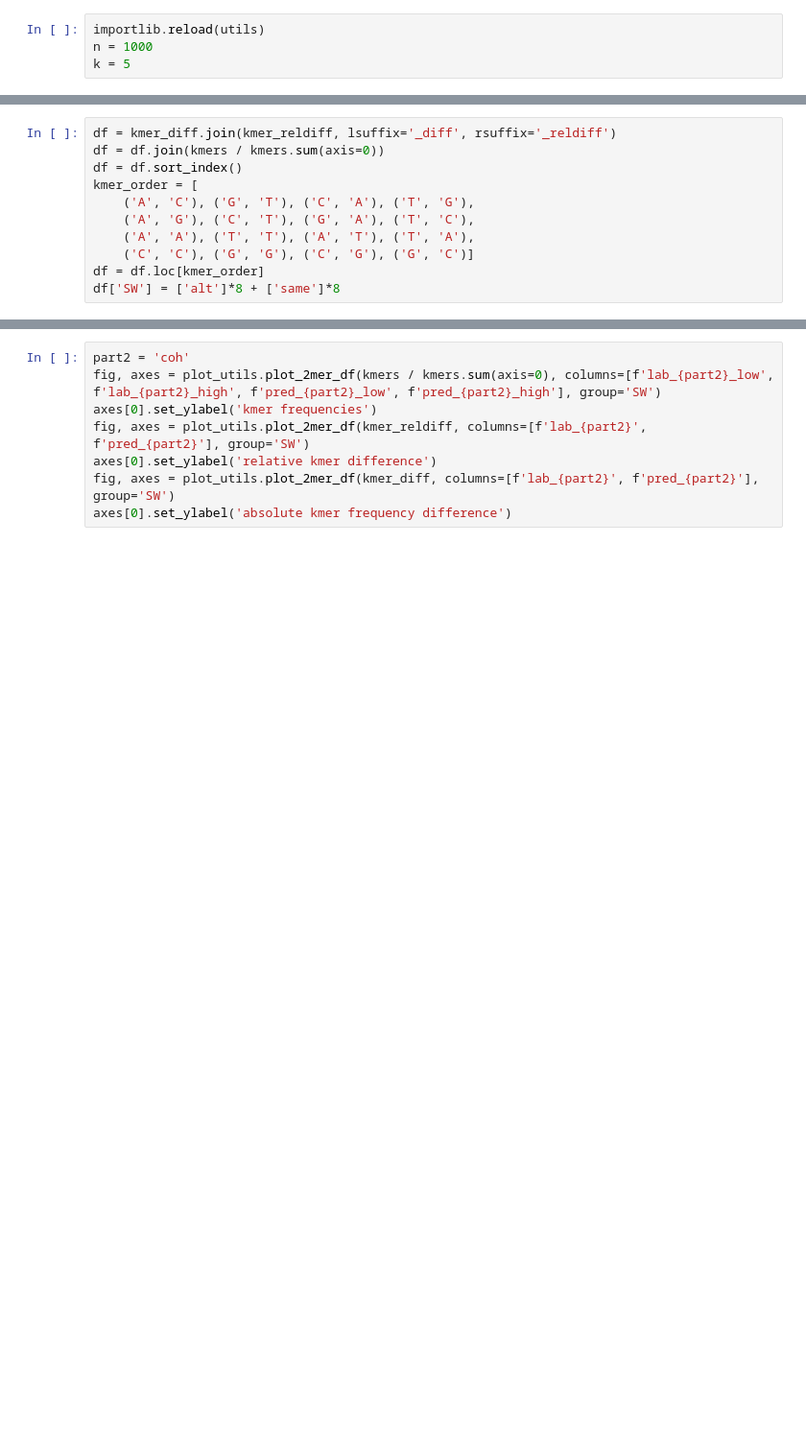
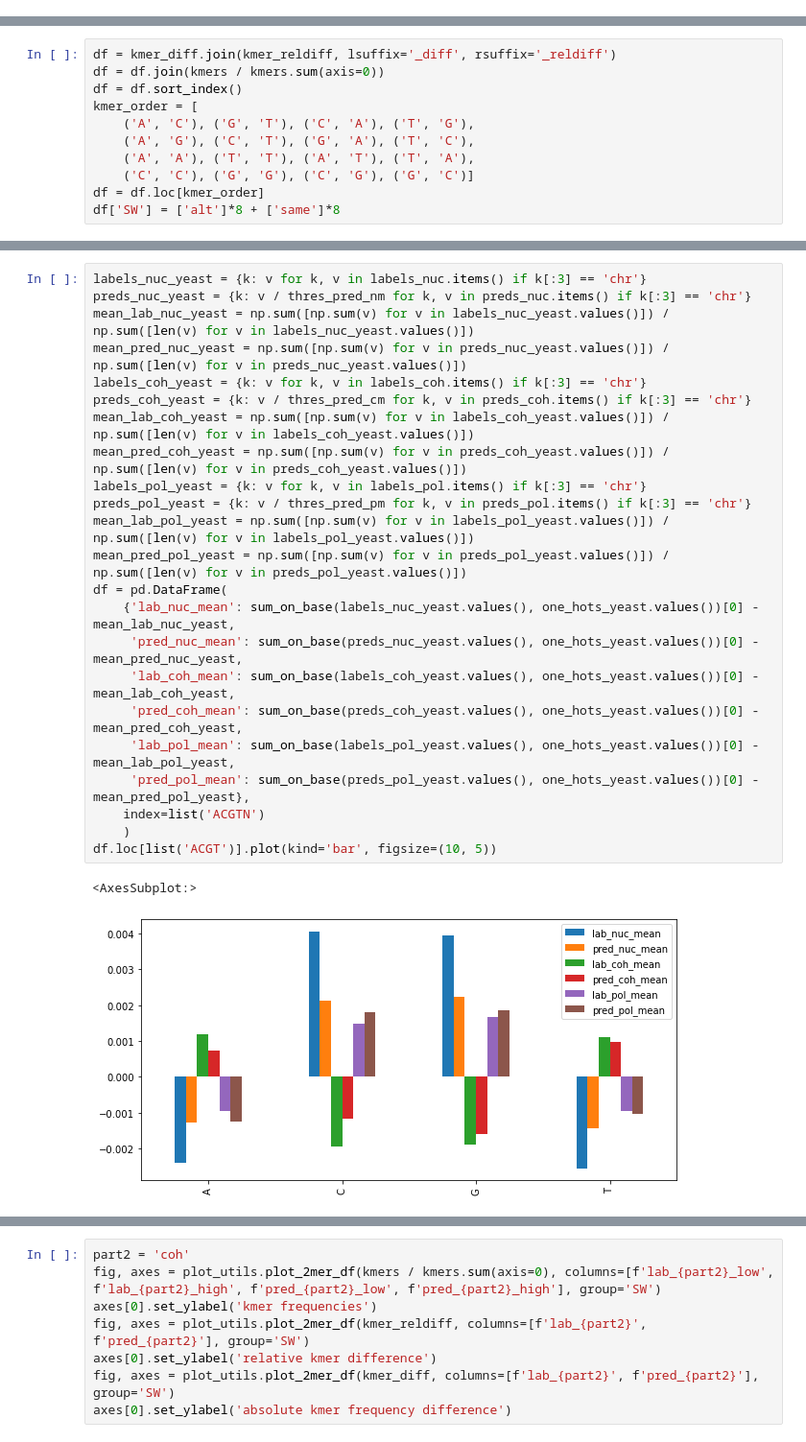
Before and after one commit to Alexwestbrook/mnhn-internship_DeepCNN_ChIP-seq, a Jupyter notebook: Generating_sequences.ipynb, the cells around one changed output, grey strips where cells are left out. Shown at 96% size. Saved outputs shown, nothing was run; the diff lists cells and outputs as text; blank space fills up the shorter version.

Commit message:
added analysis of signal on bases and 2mers directly

```diff
--- a/Generating_sequences.ipynb
+++ b/Generating_sequences.ipynb
@@ -1529,4 +1442,0 @@ dtype: int64
-# %%
-importlib.reload(utils)
-n = 1000
-k = 5
@@ -1737,0 +1624,26 @@ for i, (key, grp) in enumerate(df.groupby('SW')):
+# %%
+labels_nuc_yeast = {k: v for k, v in labels_nuc.items() if k[:3] == 'chr'}
+preds_nuc_yeast = {k: v / thres_pred_nm for k, v in preds_nuc.items() if k[:3] == 'chr'}
+mean_lab_nuc_yeast = np.sum([np.sum(v) for v in labels_nuc_yeast.values()]) / np.sum([len(v) for v in labels_nuc_yeast.values()])
+mean_pred_nuc_yeast = np.sum([np.sum(v) for v in preds_nuc_yeast.values()]) / np.sum([len(v) for v in preds_nuc_yeast.values()])
+labels_coh_yeast = {k: v for k, v in labels_coh.items() if k[:3] == 'chr'}
+preds_coh_yeast = {k: v / thres_pred_cm for k, v in preds_coh.items() if k[:3] == 'chr'}
+mean_lab_coh_yeast = np.sum([np.sum(v) for v in labels_coh_yeast.values()]) / np.sum([len(v) for v in labels_coh_yeast.values()])
+mean_pred_coh_yeast = np.sum([np.sum(v) for v in preds_coh_yeast.values()]) / np.sum([len(v) for v in preds_coh_yeast.values()])
+labels_pol_yeast = {k: v for k, v in labels_pol.items() if k[:3] == 'chr'}
+preds_pol_yeast = {k: v / thres_pred_pm for k, v in preds_pol.items() if k[:3] == 'chr'}
+mean_lab_pol_yeast = np.sum([np.sum(v) for v in labels_pol_yeast.values()]) / np.sum([len(v) for v in labels_pol_yeast.values()])
+mean_pred_pol_yeast = np.sum([np.sum(v) for v in preds_pol_yeast.values()]) / np.sum([len(v) for v in preds_pol_yeast.values()])
+df = pd.DataFrame(
+    {'lab_nuc_mean': sum_on_base(labels_nuc_yeast.values(), one_hots_yeast.values())[0] - mean_lab_nuc_yeast,
+     'pred_nuc_mean': sum_on_base(preds_nuc_yeast.values(), one_hots_yeast.values())[0] - mean_pred_nuc_yeast,
+     'lab_coh_mean': sum_on_base(labels_coh_yeast.values(), one_hots_yeast.values())[0] - mean_lab_coh_yeast,
+     'pred_coh_mean': sum_on_base(preds_coh_yeast.values(), one_hots_yeast.values())[0] - mean_pred_coh_yeast,
+     'lab_pol_mean': sum_on_base(labels_pol_yeast.values(), one_hots_yeast.values())[0] - mean_lab_pol_yeast,
+     'pred_pol_mean': sum_on_base(preds_pol_yeast.values(), one_hots_yeast.values())[0] - mean_pred_pol_yeast},
+    index=list('ACGTN')
+    )
+df.loc[list('ACGT')].plot(kind='bar', figsize=(10, 5))
+# %% [output]
+<AxesSubplot:>
+[figure, added]
```
Also changed, not shown: parts of 20 cells of this notebook.
